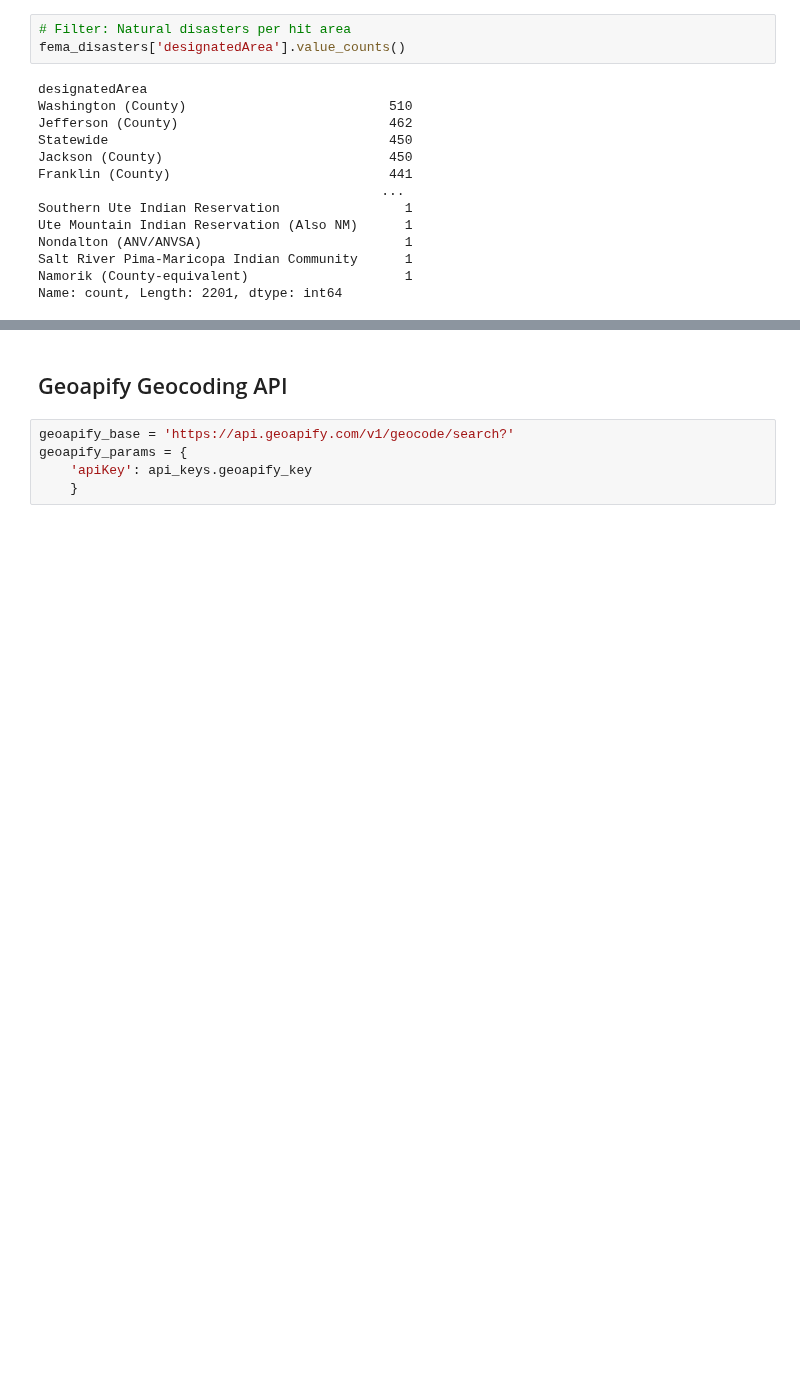
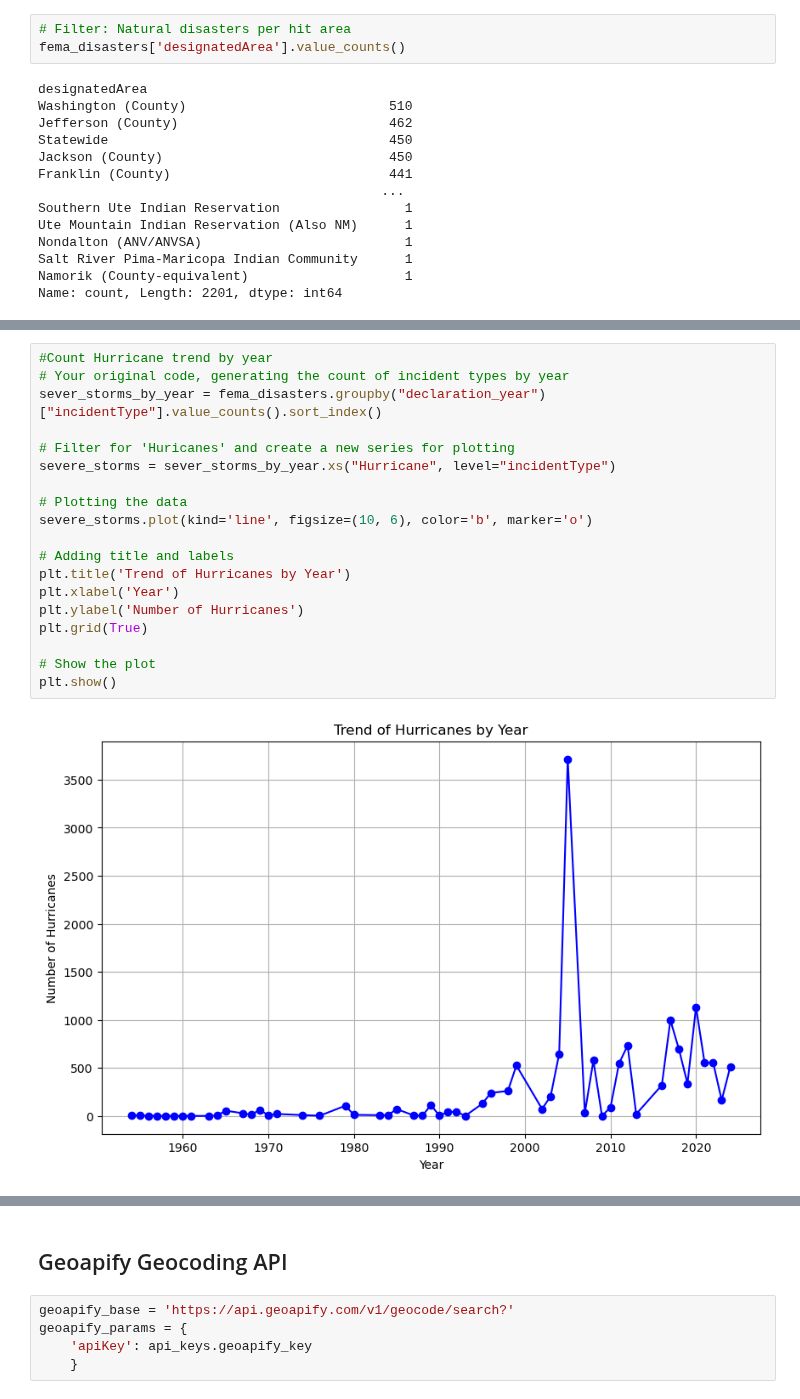
Before and after one commit to Neelka96/HavocMapper, a Jupyter notebook: data_tunnel - Avenika.ipynb, the cells around one changed output, grey strips where cells are left out. Cells and saved outputs as stored; diff of their text form; blank space fills up the shorter version.

```diff
--- a/data_tunnel - Avenika.ipynb
+++ b/data_tunnel - Avenika.ipynb
@@ -200,0 +334,21 @@ Name: count, Length: 2201, dtype: int64
+# %%
+#Count Hurricane trend by year
+# Your original code, generating the count of incident types by year
+sever_storms_by_year = fema_disasters.groupby("declaration_year")["incidentType"].value_counts().sort_index()
+
+# Filter for 'Huricanes' and create a new series for plotting
+severe_storms = sever_storms_by_year.xs("Hurricane", level="incidentType")
+
+# Plotting the data
+severe_storms.plot(kind='line', figsize=(10, 6), color='b', marker='o')
+
+# Adding title and labels
+plt.title('Trend of Hurricanes by Year')
+plt.xlabel('Year')
+plt.ylabel('Number of Hurricanes')
+plt.grid(True)
+
+# Show the plot
+plt.show()
+# %% [output]
+[figure, added]
```
Also changed, not shown: parts of 11 cells of this notebook.
